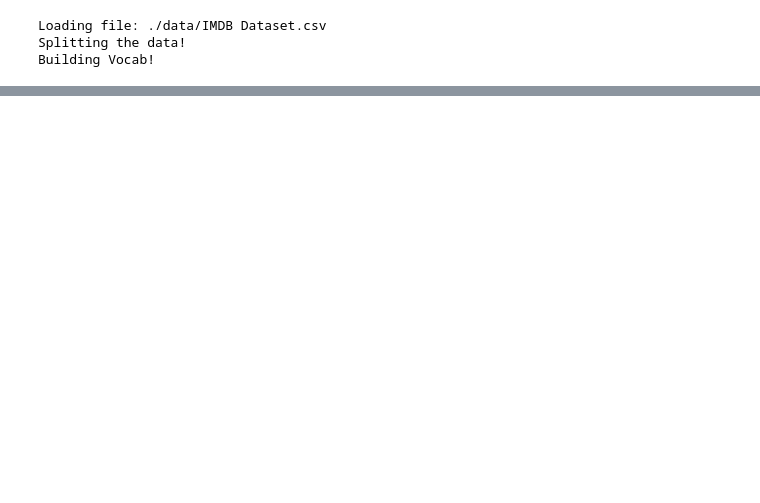
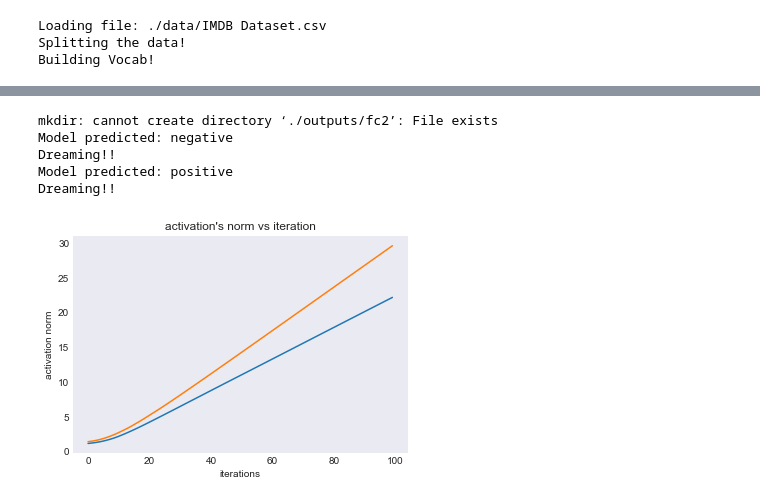
Before and after one commit to mythrex/deep_dream_textual_data, a Jupyter notebook: demo.ipynb, the cells around one changed output, grey strips where cells are left out. Saved outputs shown, nothing was run; the diff lists cells and outputs as text; code cells hidden in the pictures; blank space fills up the shorter version.

```diff
--- a/demo.ipynb
+++ b/demo.ipynb
@@ -88,0 +90,8 @@ RuntimeError: Error(s) in loading state_dict for TextClassifier:
+# %%
+from tqdm.notebook import tqdm
+from PIL import Image
+from matplotlib import style
+from utils import *
+style.use('seaborn-dark')
+
+orig_embeddings = TEXT.vocab.vectors.numpy()
@@ -88,0 +103,50 @@ RuntimeError: Error(s) in loading state_dict for TextClassifier:
+# %%
+!mkdir ./outputs/fc2
+sentences = ['I hate this.',
+             "I love this show."]
+
+LR = 0.005
+ITER = 100
+K=20
+
+pos_neg_words = {'positive': set(), 'negative': set()}
+sentences_embedding_steps = []
+
+for n, sentence in tqdm(enumerate(sentences), total=len(sentences)):
+    model.eval()
+    tensor = sentence_to_tensor(sentence, TEXT)
+    out, embeddings, hidden = model(tensor)
+    prediction = LABEL.vocab.itos[out.argmax(-1).item()]
+    print(f"Model predicted: {prediction}")
+
+    print("Dreaming!!")
+
+    # TextClassifier.load_from_checkpoint('./ckpts/model.ckpt', **params)
+    embeddings_steps = dream(tensor, model, ITER, LR)
+    sentences_embedding_steps.append(embeddings_steps)
+    # save initial word_cloud
+    make_word_cloud(embeddings_steps,
+                    step=0,
+                    prediction=prediction,
+                    pos_neg_words=pos_neg_words,
+                    orig_embeddings=orig_embeddings,
+                    k=K,
+                    text=TEXT,
+                    filename=f"./outputs/fc2/initial_{n}.png")
+    # save final word_cloud
+    make_word_cloud(embeddings_steps,
+                    step=-1,
+                    prediction=prediction,
+                    pos_neg_words=pos_neg_words,
+                    text=TEXT,
+                    orig_embeddings=orig_embeddings,
+                    filename=f"./outputs/fc2/{n}.png")
+
+sentences_embedding_steps = np.asarray(sentences_embedding_steps)
+# %% [output]
+mkdir: cannot create directory ‘./outputs/fc2’: File exists
+Model predicted: negative
+Dreaming!!
+Model predicted: positive
+Dreaming!!
+[figure, added]
```
Also changed, not shown: parts of 35 cells of this notebook, 10 other files.
